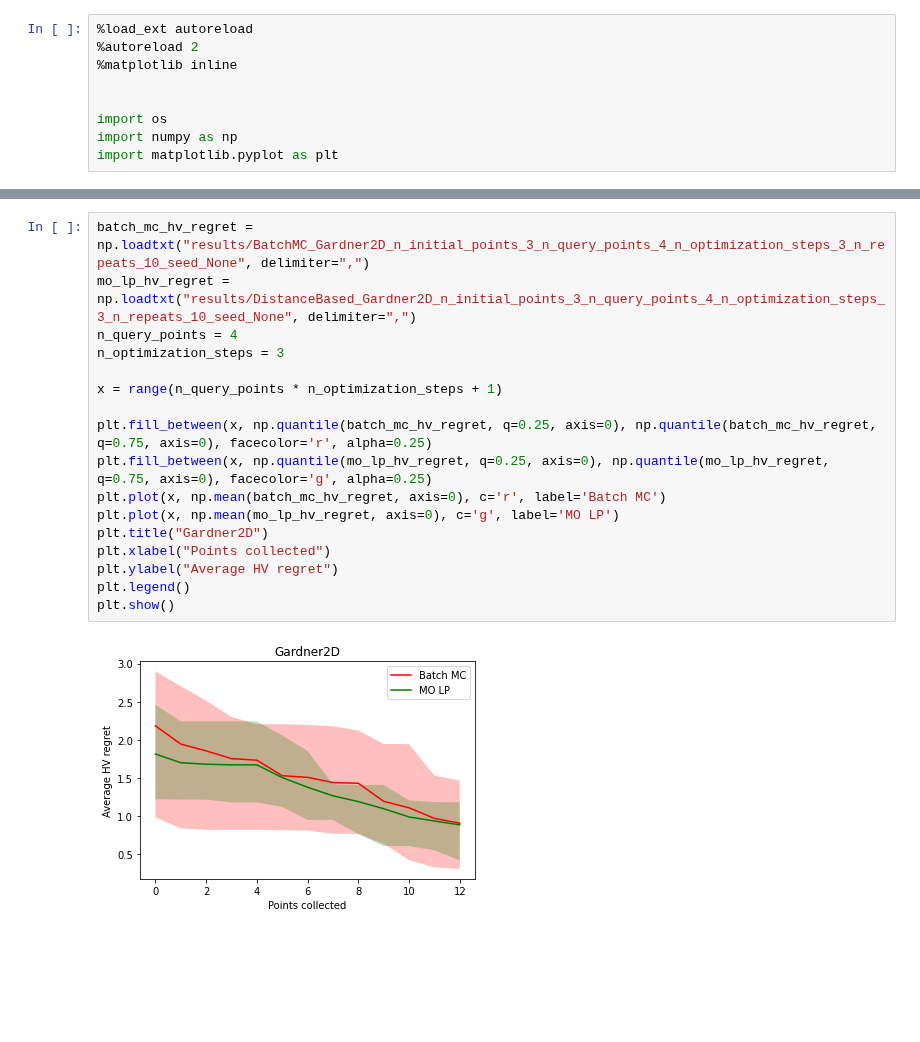
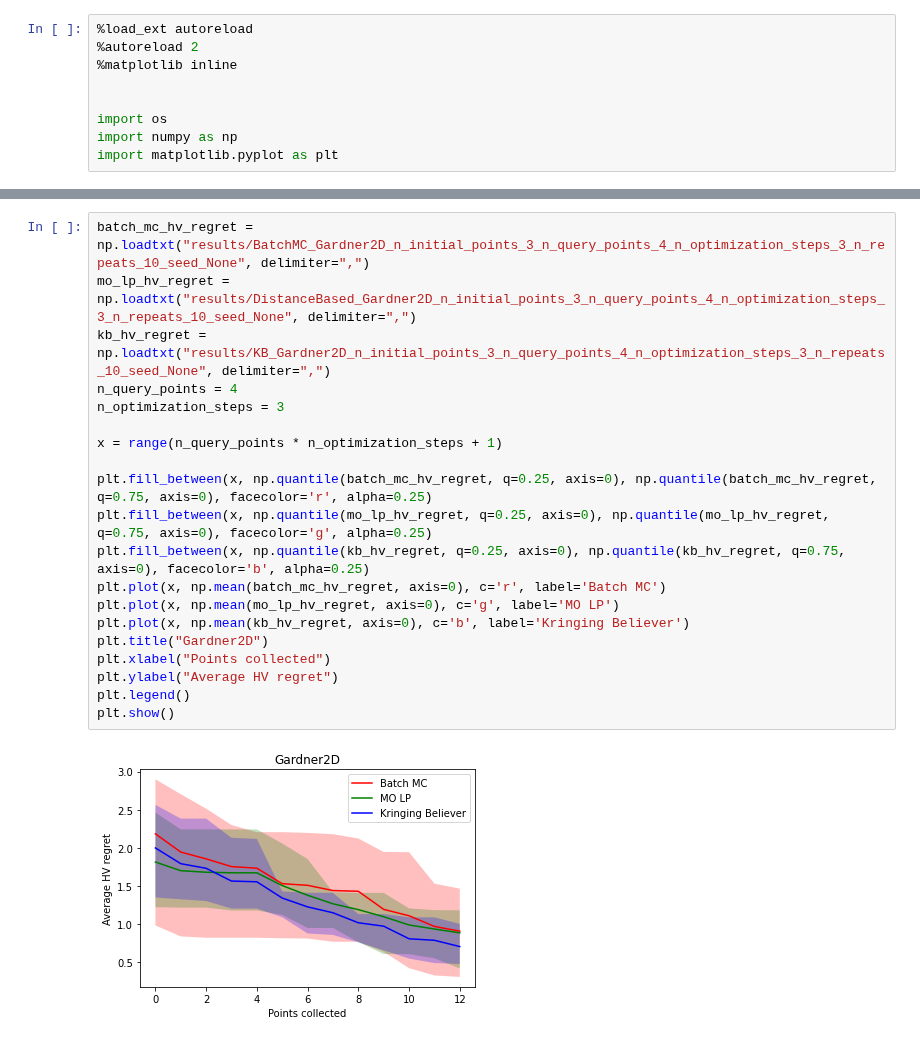
Before and after one commit to apaleyes/trieste, a Jupyter notebook: docs/notebooks/mo_lp/plot_results.ipynb, the cells around one changed output, grey strips where cells are left out. Saved outputs shown, nothing was run; the diff lists cells and outputs as text; blank space fills up the shorter version.

```diff
--- a/docs/notebooks/mo_lp/plot_results.ipynb
+++ b/docs/notebooks/mo_lp/plot_results.ipynb
@@ -29,22 +32,25 @@ plt.show()
 # %%
 batch_mc_hv_regret = np.loadtxt("results/BatchMC_Gardner2D_n_initial_points_3_n_query_points_4_n_optimization_steps_3_n_repeats_10_seed_None", delimiter=",")
 mo_lp_hv_regret = np.loadtxt("results/DistanceBased_Gardner2D_n_initial_points_3_n_query_points_4_n_optimization_steps_3_n_repeats_10_seed_None", delimiter=",")
+kb_hv_regret = np.loadtxt("results/KB_Gardner2D_n_initial_points_3_n_query_points_4_n_optimization_steps_3_n_repeats_10_seed_None", delimiter=",")
 n_query_points = 4
 n_optimization_steps = 3
 
 x = range(n_query_points * n_optimization_steps + 1)
 
 plt.fill_between(x, np.quantile(batch_mc_hv_regret, q=0.25, axis=0), np.quantile(batch_mc_hv_regret, q=0.75, axis=0), facecolor='r', alpha=0.25)
 plt.fill_between(x, np.quantile(mo_lp_hv_regret, q=0.25, axis=0), np.quantile(mo_lp_hv_regret, q=0.75, axis=0), facecolor='g', alpha=0.25)
+plt.fill_between(x, np.quantile(kb_hv_regret, q=0.25, axis=0), np.quantile(kb_hv_regret, q=0.75, axis=0), facecolor='b', alpha=0.25)
 plt.plot(x, np.mean(batch_mc_hv_regret, axis=0), c='r', label='Batch MC')
 plt.plot(x, np.mean(mo_lp_hv_regret, axis=0), c='g', label='MO LP')
+plt.plot(x, np.mean(kb_hv_regret, axis=0), c='b', label='Kringing Believer')
 plt.title("Gardner2D")
 plt.xlabel("Points collected")
 plt.ylabel("Average HV regret")
 plt.legend()
 plt.show()
 # %% [output]
-[figure, old version]
+[figure, new version]
 # %%
 batch_mc_hv_regret = np.loadtxt("results/BatchMC_Hartmann-Ackley_n_initial_points_3_n_query_points_4_n_optimization_steps_5_n_repeats_10_seed_None", delimiter=",")
 mo_lp_hv_regret = np.loadtxt("results/DistanceBased_Hartmann-Ackley_n_initial_points_3_n_query_points_4_n_optimization_steps_5_n_repeats_10_seed_None", delimiter=",")
```
Also changed, not shown: parts of 4 cells of this notebook, 7 other files.
